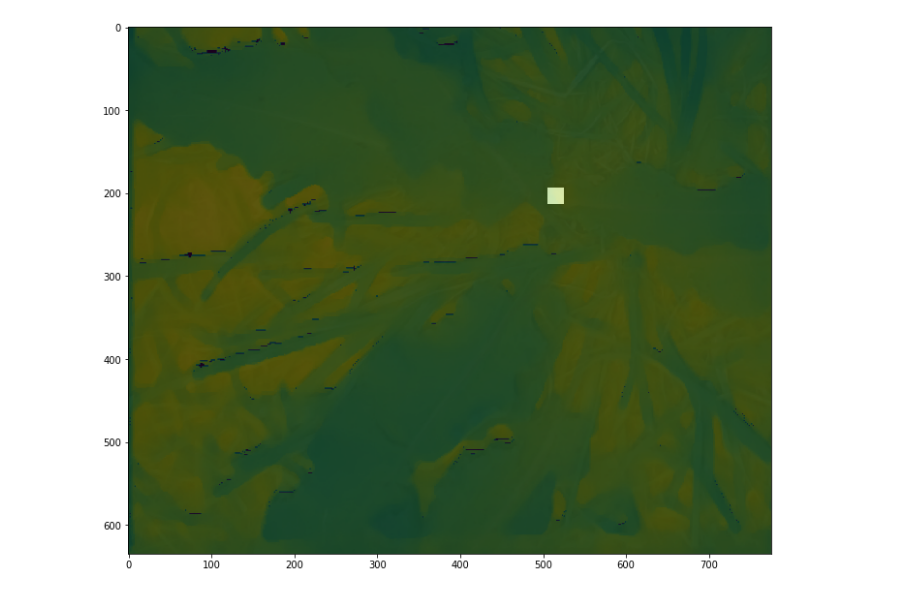
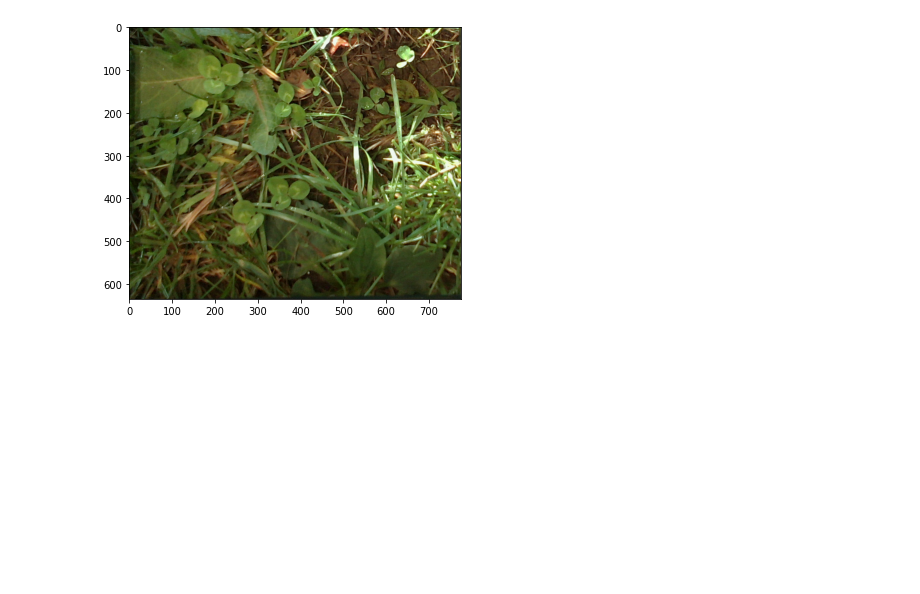
Before and after one commit to ponderbb/GALIROOT, a Jupyter notebook: notebooks/process_data.ipynb, the cells around one changed output. Cells and saved outputs as stored; diff of their text form; code cells hidden in the pictures; blank space fills up the shorter version.

```diff
--- a/notebooks/process_data.ipynb
+++ b/notebooks/process_data.ipynb
@@ -20,17 +16,17 @@ annotation1_path = utils.list_files(ann1_filepath, ".json")
 # %%
-data = np.load('/zhome/3b/d/154066/repos/GALIROOT/data/interim/60.npy')
+data = np.load('/zhome/3b/d/154066/repos/GALIROOT/data/interim/100.npy')
 transform = A.Compose([A.Crop(x_min=345, y_min=365, x_max=1120, y_max=1000)])
 data = transform(image = data[:,:,0:4], mask = data[:,:,4])
 depth = data['image'][:,:,3]
 depth = (depth-250)/(600-250)
 depth = depth.clip(min=0, max=1)
 
 # image = data[:,:,0:3]
 # mask = data[:,:,4]
-plt.figure(figsize=(20,10))
-plt.imshow(data['image'][:,:,0:3], 'gray', interpolation='none')
-plt.imshow(depth, alpha=0.9)
-plt.imshow(data['mask'], 'gray', interpolation='none', alpha=0.6)
+plt.figure(figsize=(10,5))
+plt.imshow(data['image'][:,:,0:3])
+# plt.imshow(depth, alpha=0.9)
+# plt.imshow(data['mask'], 'gray', interpolation='none', alpha=0.6)
 plt.show()
 # %% [output]
-[figure, old version]
+[figure, new version]
```
Also changed, not shown: parts of 13 cells of this notebook, 12 other files.
